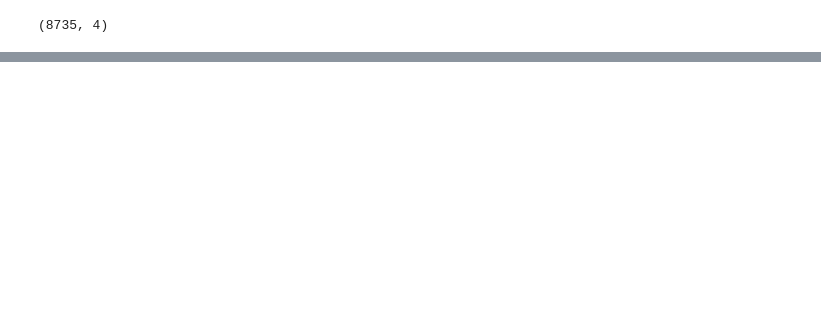
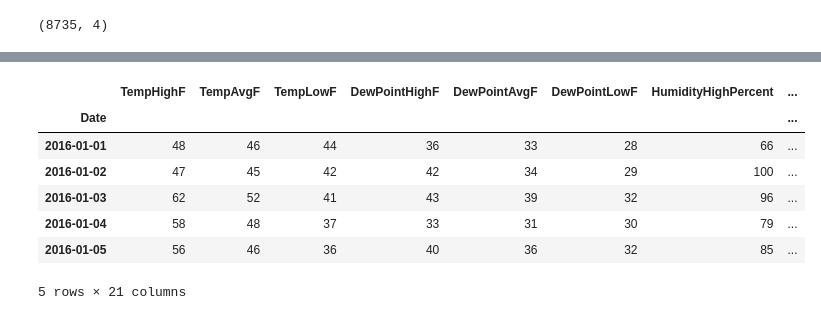
Before and after one commit to jbbae/commercial_storage_analysis, a Jupyter notebook: Commercial Load Forecast.ipynb, the cells around one changed output, grey strips where cells are left out. Cells and saved outputs as stored; diff of their text form; code cells hidden in the pictures; blank space fills up the shorter version.

```diff
--- a/Commercial Load Forecast.ipynb
+++ b/Commercial Load Forecast.ipynb
@@ -90,0 +163,16 @@ clf.predict([13],[35])
+# %%
+df_w2 = df_w.set_index("Date")
+
+df_w2 = df_w2['2016-01-01':'2016-12-31']
+df_w2['Month'] = df_w2.index.to_series().apply(lambda x: pd.to_datetime(x).month)
+
+df_w2.head()
+# %% [output]
+|  | TempHighF | TempAvgF | TempLowF | DewPointHighF | DewPointAvgF | DewPointLowF | HumidityHighPercent | ... |
+| Date |  |  |  |  |  |  |  | ... |
+| 2016-01-01 | 48 | 46 | 44 | 36 | 33 | 28 | 66 | ... |
+| 2016-01-02 | 47 | 45 | 42 | 42 | 34 | 29 | 100 | ... |
+| 2016-01-03 | 62 | 52 | 41 | 43 | 39 | 32 | 96 | ... |
+| 2016-01-04 | 58 | 48 | 37 | 33 | 31 | 30 | 79 | ... |
+| 2016-01-05 | 56 | 46 | 36 | 40 | 36 | 32 | 85 | ... |
+5 rows × 21 columns
```
Also changed, not shown: parts of 14 cells of this notebook.
